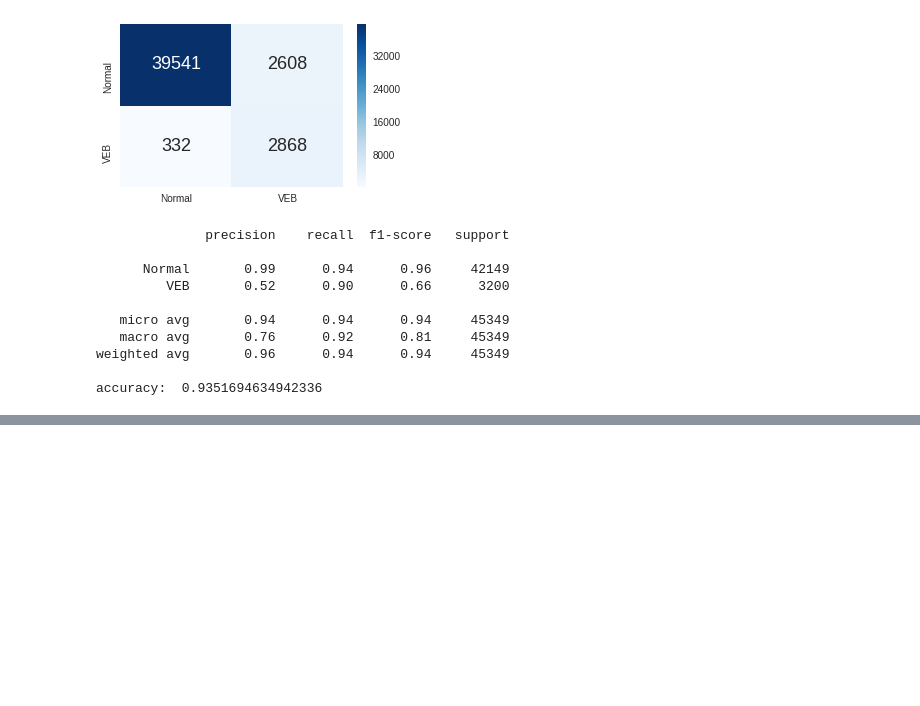
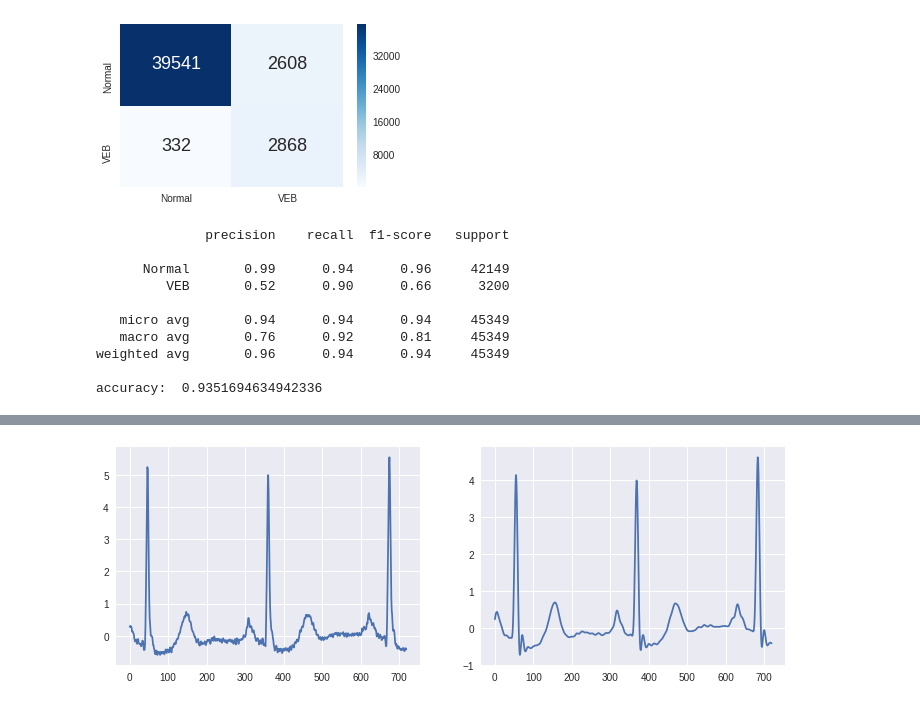
Before and after one commit to nomotoT/Python_Lesson, a Jupyter notebook: メディカルAI第8章心電図.ipynb, the cells around one changed output, grey strips where cells are left out. Saved outputs shown, nothing was run; the diff lists cells and outputs as text; code cells hidden in the pictures; blank space fills up the shorter version.

```diff
--- a/メディカルAI第8章心電図.ipynb
+++ b/メディカルAI第8章心電図.ipynb
@@ -657,0 +1031,11 @@ accuracy:  0.9351694634942336
+# %%
+X_train_d = np.load(os.path.join(dataset_root, 'preprocessed', 'train', 'X.npy'))
+# %%
+plt.subplots(figsize=(12, 4))
+plt.subplot(1, 2, 1)
+plt.plot(X_train[idx_n[0]])
+plt.subplot(1, 2, 2)
+plt.plot(X_train_d[idx_n[0]])
+plt.show()
+# %% [output]
+[figure, added]
```
Also changed, not shown: parts of 30 cells of this notebook.
